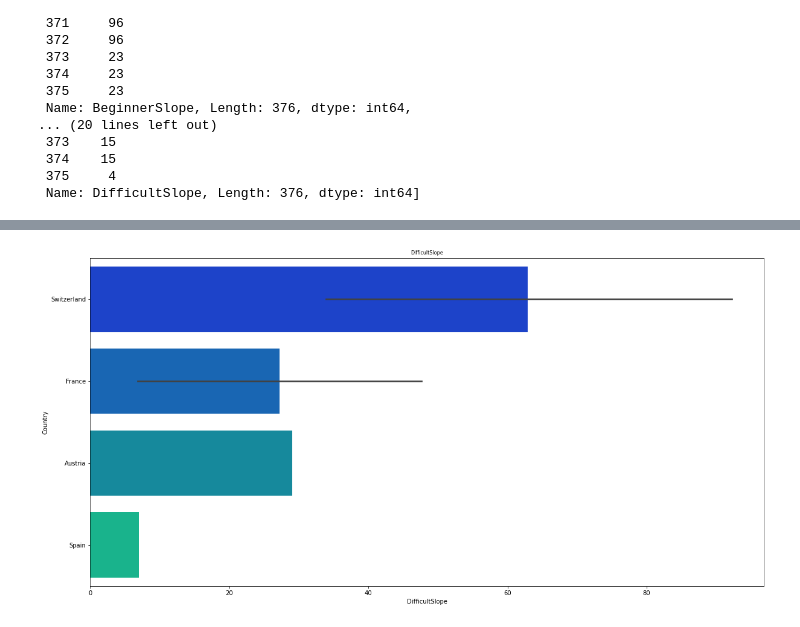
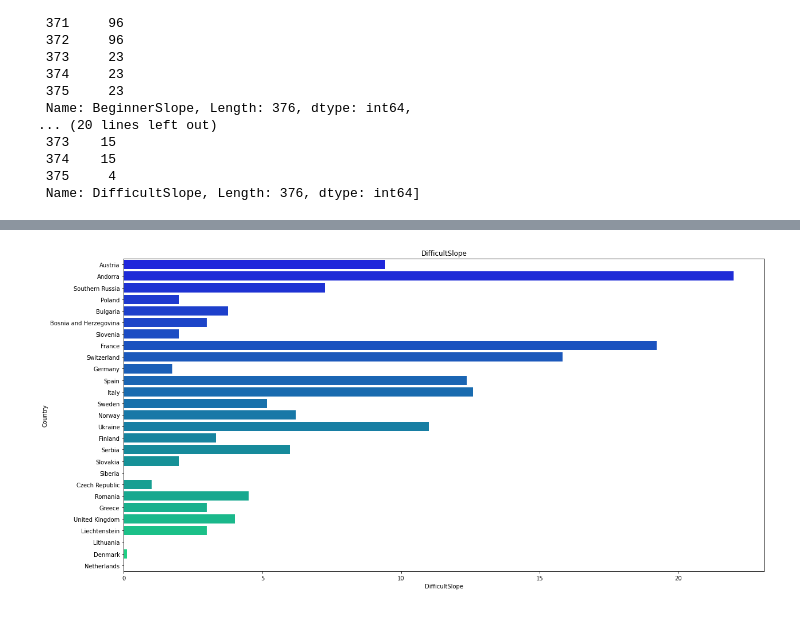
Before and after one commit to Pczo31/Ski-Resorts-Recommandation-system, a Jupyter notebook: Untitled.ipynb, the cells around one changed output, grey strips where cells are left out. Cells and saved outputs as stored; diff of their text form; code cells hidden in the pictures.

```diff
--- a/Untitled.ipynb
+++ b/Untitled.ipynb
@@ -125,9 +153,9 @@ plt.show()
 # %%
 plt.figure(figsize=(20,10))
-sns.barplot(y="Country", x="DifficultSlope" ,data=sample, palette="winter")
+sns.barplot(y="Country", x="DifficultSlope" ,data=ski_resorts, palette="winter", ci = None)
 plt.xlabel('DifficultSlope')
 plt.ylabel('Country')
-plt.title('DifficultSlope', loc='Center', fontsize=8)
+plt.title('DifficultSlope', loc='Center', fontsize=12)
 plt.show()
 # %% [output]
-[figure, old version]
+[figure, new version]
```
Also changed, not shown: parts of 49 cells of this notebook, 1 other file.
